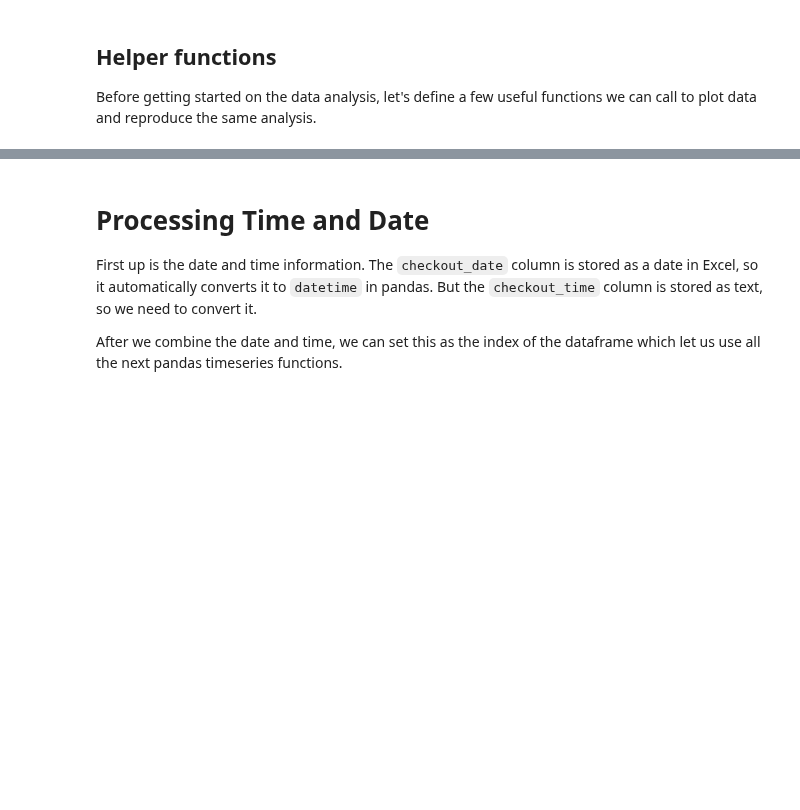
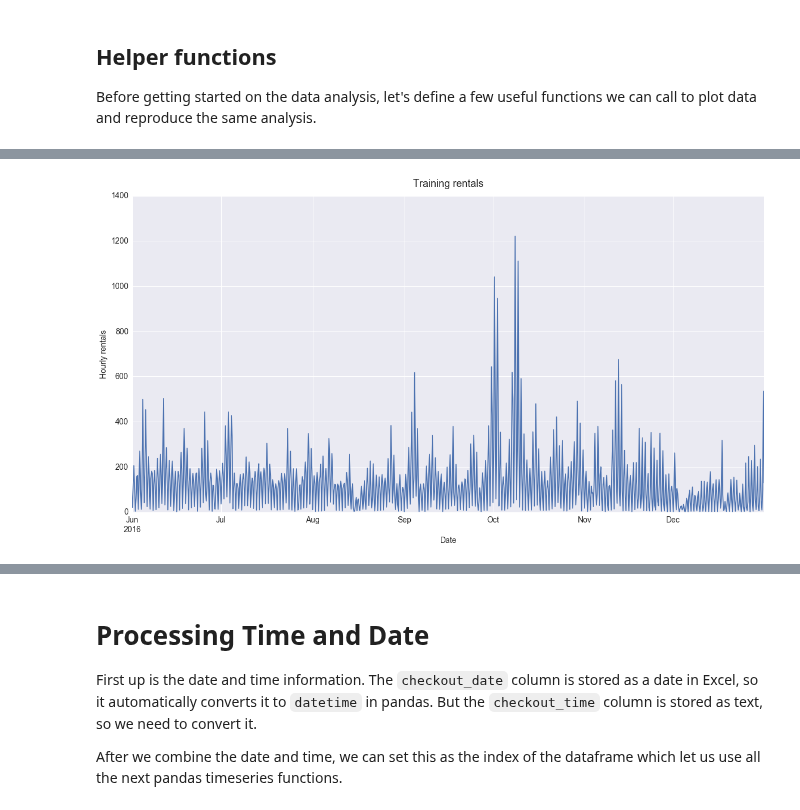
Before and after one commit to timgasser/bcycle-austin, a Jupyter notebook: notebooks/bcycle_all_data_models.ipynb, the cells around one changed output, grey strips where cells are left out. Cells and saved outputs as stored; diff of their text form; code cells hidden in the pictures; blank space fills up the shorter version.

```diff
--- a/notebooks/bcycle_all_data_models.ipynb
+++ b/notebooks/bcycle_all_data_models.ipynb
@@ -217,0 +272,9 @@ plot_df['log_duration'.plot.line(figsize=(20,10))
+# %%
+# Let's plot the validation
+plot_df = val_df.resample('6H').sum()['count']
+
+plot_lines(plot_df, plt.subplots(1,1,figsize=(20,10)),
+                                 title='Training rentals',
+                                 xlabel='Date', ylabel='Hourly rentals')
+# %% [output]
+[figure, added]
```
Also changed, not shown: parts of 63 cells of this notebook, 2 other files.
